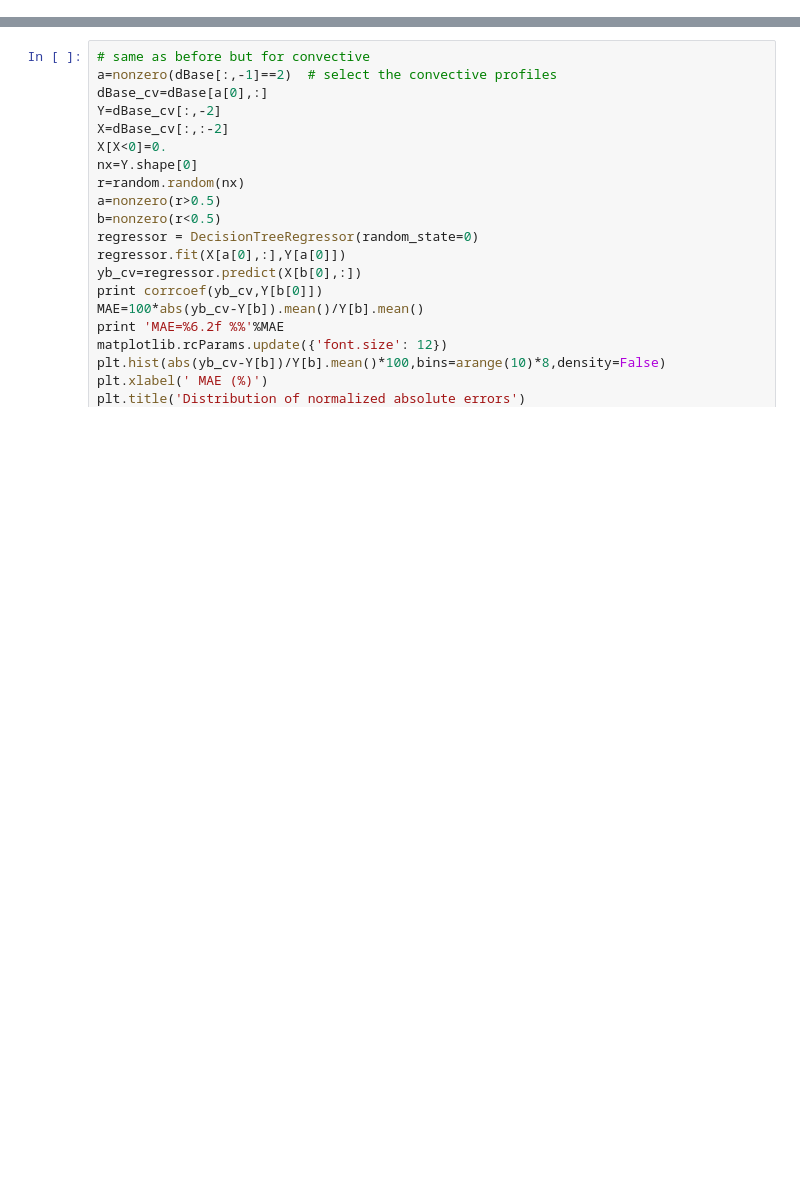
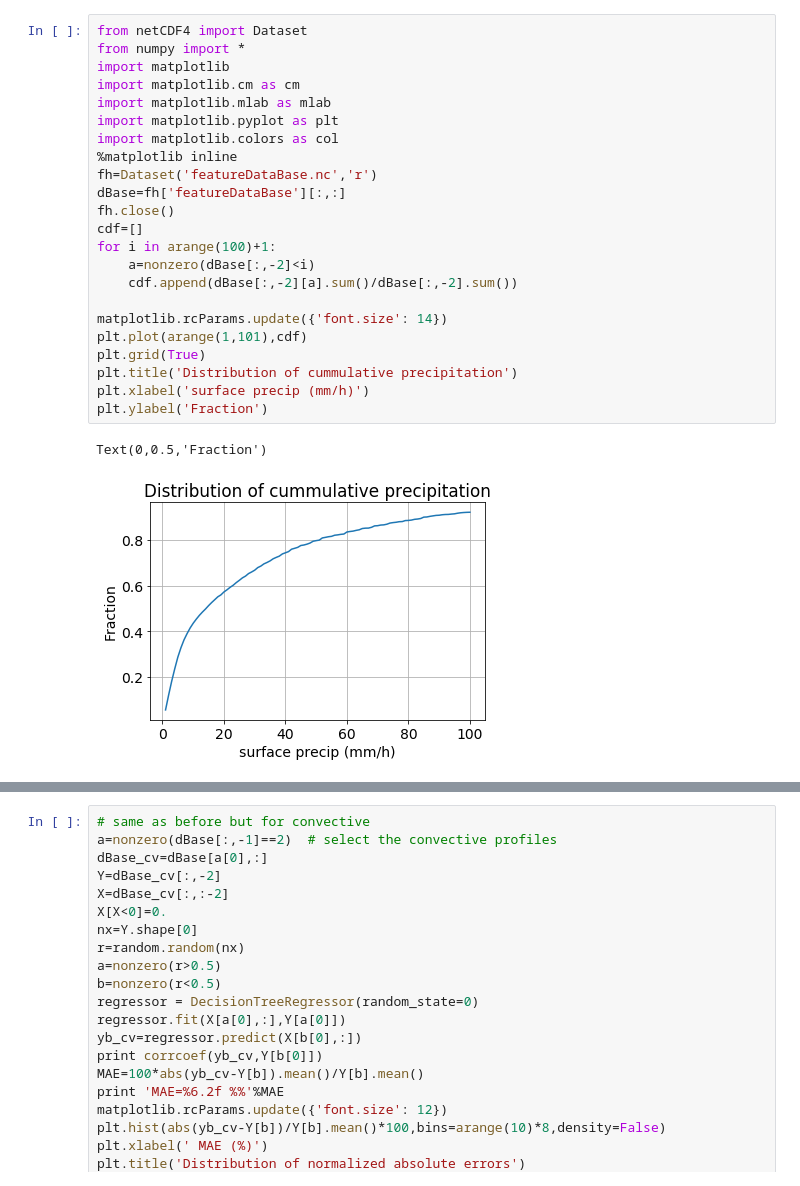
Before and after one commit to mgrecu35/ACCP, a Jupyter notebook: kaPrecipAnalysis.ipynb, the cells around one changed output, grey strips where cells are left out. Drawn from its saved outputs; the diff is of its cells as text; blank space fills up the shorter version.

```diff
--- a/kaPrecipAnalysis.ipynb
+++ b/kaPrecipAnalysis.ipynb
@@ -29,4 +29,30 @@ The covariance of $r_{Ka}$ is cov($\epsilon_{Ka}$).  Therefore,  term cov($\epsi
 2 cov($\epsilon_{Ka},\epsilon_{DPR}$) dictates whether the uncertainties in $r_{Ka}$ evaluated relative to $r_{DPR}$ are smaller or larger than the actual uncertainties.  This term is likely to be positive, because $\epsilon_{Ka}$ and $\epsilon_{DPR}$ are not likely to be well correlated, given that uncertainties in $r_{Ka}$ are mostly caused by ambiguities in the database (profiles with similar features but different rain rates), while uncertainties in $r_{DPR}$ are strongly influenced by DPR Ku-band observations, which are not used in the database.  Therefore, cov($r_{Ka}$) is likely to be smaller than cov($r_{Ka}-r_{DPR}$).
 
 The estimated rain rates histograms are truncated at 100 mm/h, but, as apparent in the histograms, there are many estimates in the bin ending at 100mm/h.  Estimates as high as 250 mm/h are returned by the Decision Tree Regression. While such estimates may be highly erroneous (like those from any single frequency, single polarization radar for rain rate of such intensity), they are likely to be associated with very intense convective precipitation. From this perspective, it would be incorrect to assume that a Ka-band system cannot provide information on intensive convective rain.
+# %%
+from netCDF4 import Dataset
+from numpy import *
+import matplotlib
+import matplotlib.cm as cm
+import matplotlib.mlab as mlab
+import matplotlib.pyplot as plt
+import matplotlib.colors as col
+%matplotlib inline
+fh=Dataset('featureDataBase.nc','r')
+dBase=fh['featureDataBase'][:,:]
+fh.close()
+cdf=[]
+for i in arange(100)+1:
+    a=nonzero(dBase[:,-2]<i)
+    cdf.append(dBase[:,-2][a].sum()/dBase[:,-2].sum())
+
+matplotlib.rcParams.update({'font.size': 14})
+plt.plot(arange(1,101),cdf)
+plt.grid(True)
+plt.title('Distribution of cummulative precipitation')
+plt.xlabel('surface precip (mm/h)')
+plt.ylabel('Fraction')
+# %% [output]
+Text(0,0.5,'Fraction')
+[figure, added]
 # %%
```
Also changed, not shown: parts of 2 cells of this notebook.
